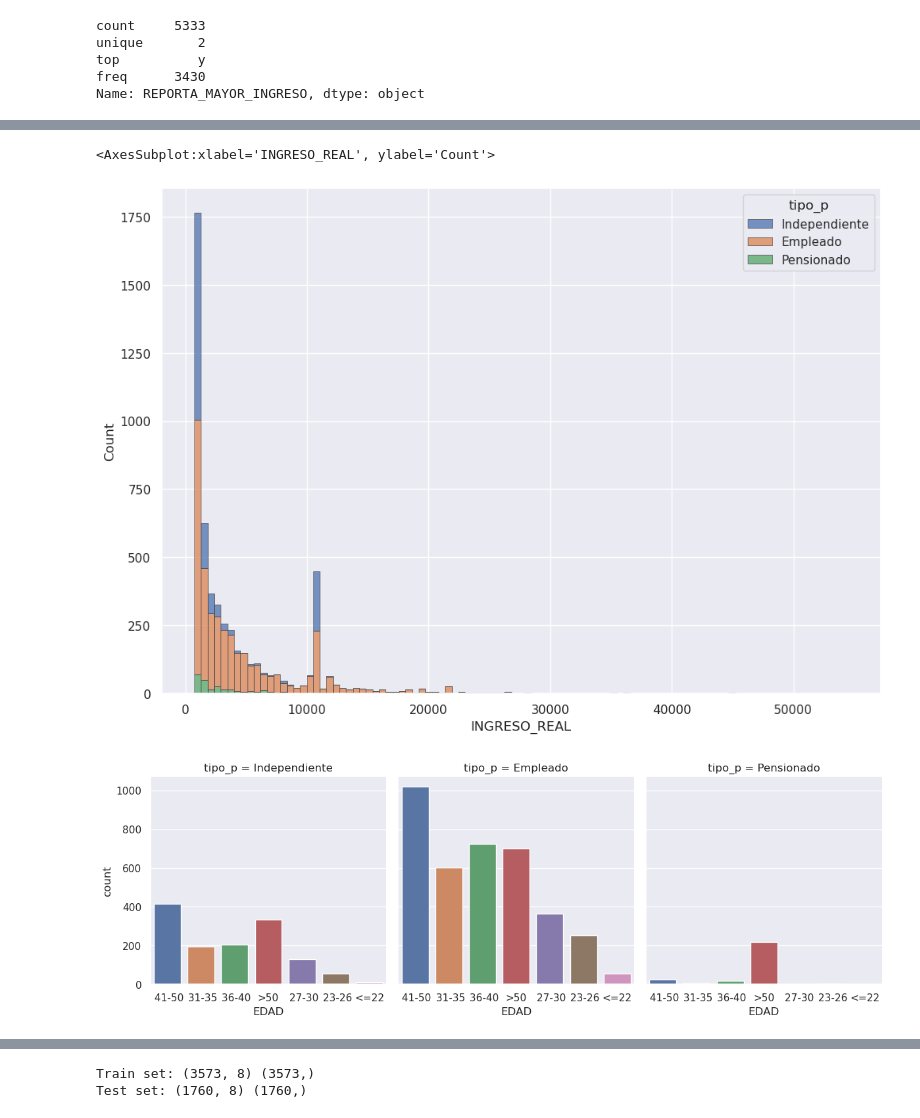
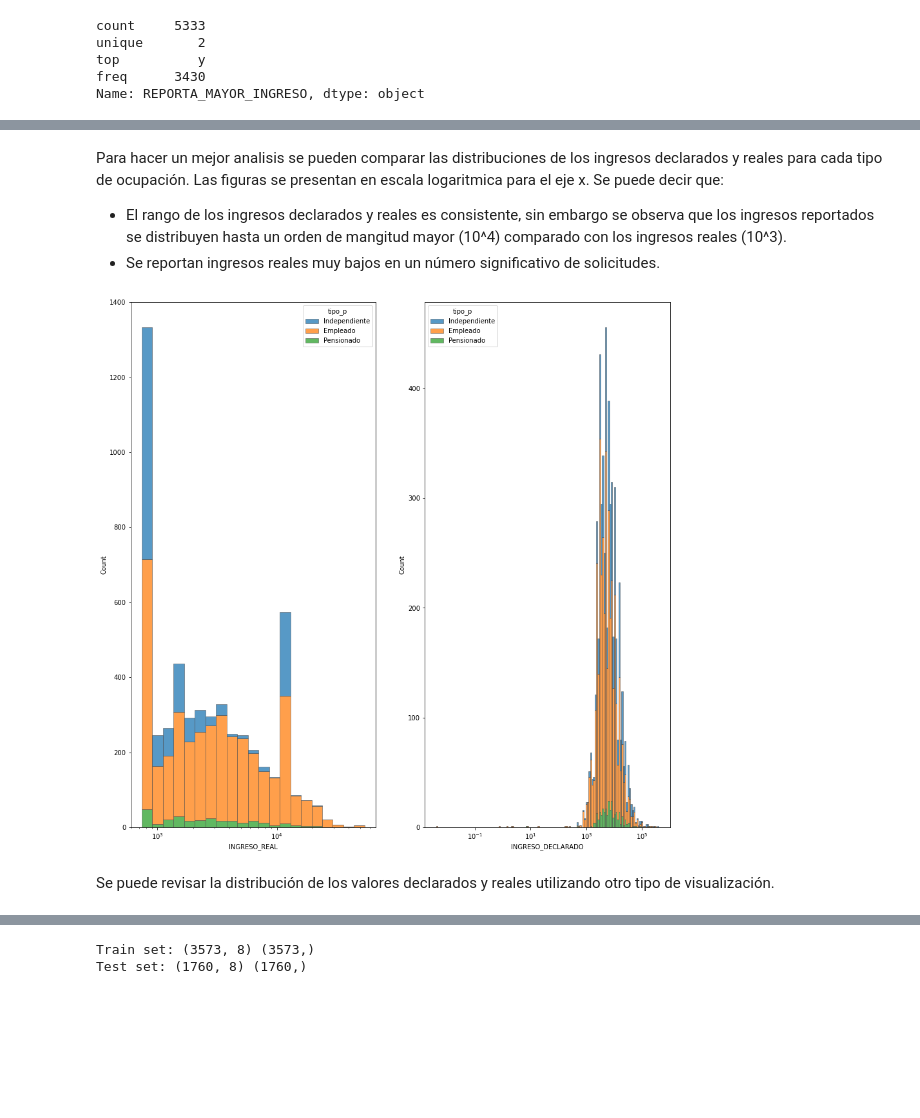
Before and after one commit to JuanseGomezM/Prof_Analysis, a Jupyter notebook: Pro_Analysis_Prueba.ipynb, the cells around one changed output, grey strips where cells are left out. Saved outputs shown, nothing was run; the diff lists cells and outputs as text; code cells hidden in the pictures; blank space fills up the shorter version.

```diff
--- a/Pro_Analysis_Prueba.ipynb
+++ b/Pro_Analysis_Prueba.ipynb
@@ -188,21 +238,28 @@ Name: REPORTA_MAYOR_INGRESO, dtype: object
+# %% [markdown]
+Para hacer un mejor analisis se pueden comparar las distribuciones de los ingresos declarados y reales para cada tipo de ocupación. Las figuras se presentan en escala logaritmica para el eje x. Se puede decir que:
+
+ * El rango de los ingresos declarados y reales es consistente, sin embargo se observa que los ingresos reportados se distribuyen hasta un orden de mangitud mayor (10^4) comparado con los ingresos reales (10^3).
+ * Se reportan ingresos reales muy bajos en un número significativo de solicitudes.
 # %%
 #cc_analytics['EDAD'].plot(kind='hist')
-sns.set(rc={'figure.figsize':(11.7,8.27)})
+fig, axs = plt.subplots(1, 2, figsize=(15, 15))
+
 sns.histplot(cc_analytics,
-    x="INGRESO_REAL", hue="tipo_p",
+             x="INGRESO_REAL", hue="tipo_p",
+             multiple="stack", edgecolor=".3",
+             linewidth=.5, log_scale=True, ax=axs[0]
+            )
+sns.histplot(cc_analytics,
+    x="INGRESO_DECLARADO", hue="tipo_p",
     multiple="stack",
     edgecolor=".3",
     linewidth=.5,
+    log_scale=True, ax=axs[1]
 )
+#ax.set(xlabel='log (Ingreso Real)', ylabel='Frecuencia')
+plt.show()
 # %% [output]
-<AxesSubplot:xlabel='INGRESO_REAL', ylabel='Count'>
-[figure, old version]
+[figure, new version]
-# %%
-sns.catplot(x="EDAD", col="tipo_p",
-
-                data=cc_analytics, kind="count",
-
-                height=4);
-# %% [output]
-[figure, removed]
+# %% [markdown]
+Se puede revisar la distribución de los valores declarados y reales utilizando otro tipo de visualización.
 # %%
```
Also changed, not shown: parts of 40 cells of this notebook.
